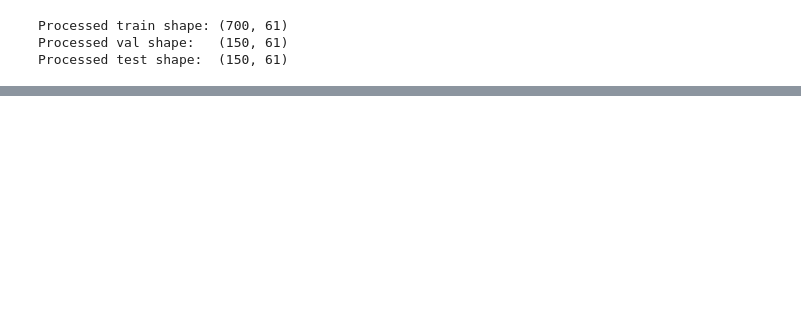
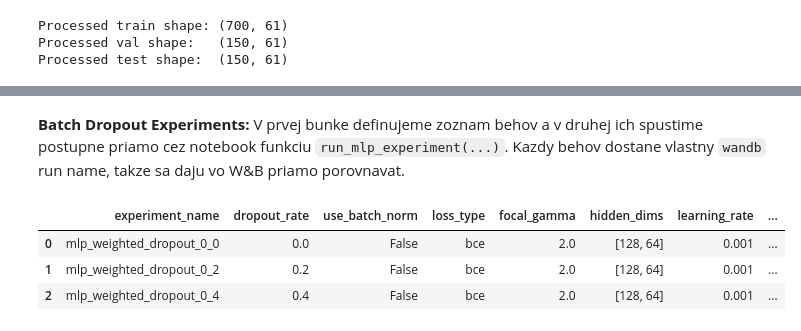
Before and after one commit to Lui105/Neuronove_siete, a Jupyter notebook: Credit_risk_assessment.ipynb, the cells around one changed output, grey strips where cells are left out. Cells and saved outputs as stored; diff of their text form; code cells hidden in the pictures; blank space fills up the shorter version.

Commit message:
experimenty 2

```diff
--- a/Credit_risk_assessment.ipynb
+++ b/Credit_risk_assessment.ipynb
@@ -685,0 +1238,45 @@ Saved:
+# %% [markdown]
+**Batch Dropout Experiments:** V prvej bunke definujeme zoznam behov a v druhej ich spustime postupne priamo cez notebook funkciu `run_mlp_experiment(...)`. Kazdy behov dostane vlastny `wandb` run name, takze sa daju vo W&B priamo porovnavat.
+# %%
+dropout_experiments = [
+    {
+        'experiment_name': 'mlp_weighted_dropout_0_0',
+        'dropout_rate': 0.0,
+        'use_batch_norm': False,
+        'loss_type': 'bce',
+        'focal_gamma': 2.0,
+        'hidden_dims': [128,64],
+        'learning_rate': 1e-3,
+        'weight_decay': 1e-4,
+        'use_early_stopping': False,
+    },
+    {
+        'experiment_name': 'mlp_weighted_dropout_0_2',
+        'dropout_rate': 0.2,
+        'use_batch_norm': False,
+        'loss_type': 'bce',
+        'focal_gamma': 2.0,
+        'hidden_dims': [128,64],
+        'learning_rate': 1e-3,
+        'weight_decay': 1e-4,
+        'use_early_stopping': False,
+    },
+    {
+        'experiment_name': 'mlp_weighted_dropout_0_4',
+        'dropout_rate': 0.4,
+        'use_batch_norm': False,
+        'loss_type': 'bce',
+        'focal_gamma': 2.0,
+        'hidden_dims': [128,64],
+        'learning_rate': 1e-3,
+        'weight_decay': 1e-4,
+        'use_early_stopping': False,
+    },
+]
+
+display(pd.DataFrame(dropout_experiments))
+# %% [output]
+|  | experiment_name | dropout_rate | use_batch_norm | loss_type | focal_gamma | hidden_dims | learning_rate | ... |
+| 0 | mlp_weighted_dropout_0_0 | 0.0 | False | bce | 2.0 | [128, 64] | 0.001 | ... |
+| 1 | mlp_weighted_dropout_0_2 | 0.2 | False | bce | 2.0 | [128, 64] | 0.001 | ... |
+| 2 | mlp_weighted_dropout_0_4 | 0.4 | False | bce | 2.0 | [128, 64] | 0.001 | ... |
```
Also changed, not shown: parts of 59 cells of this notebook.
